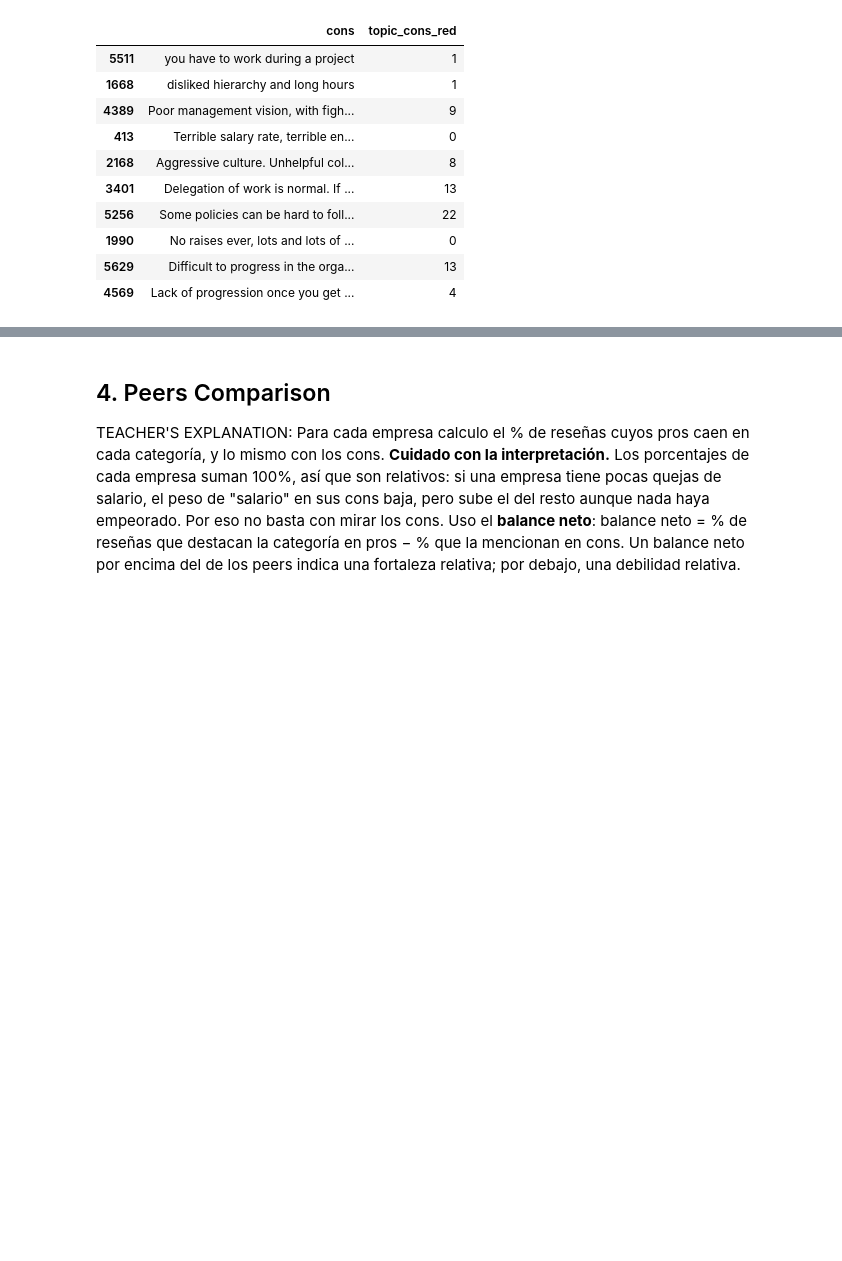
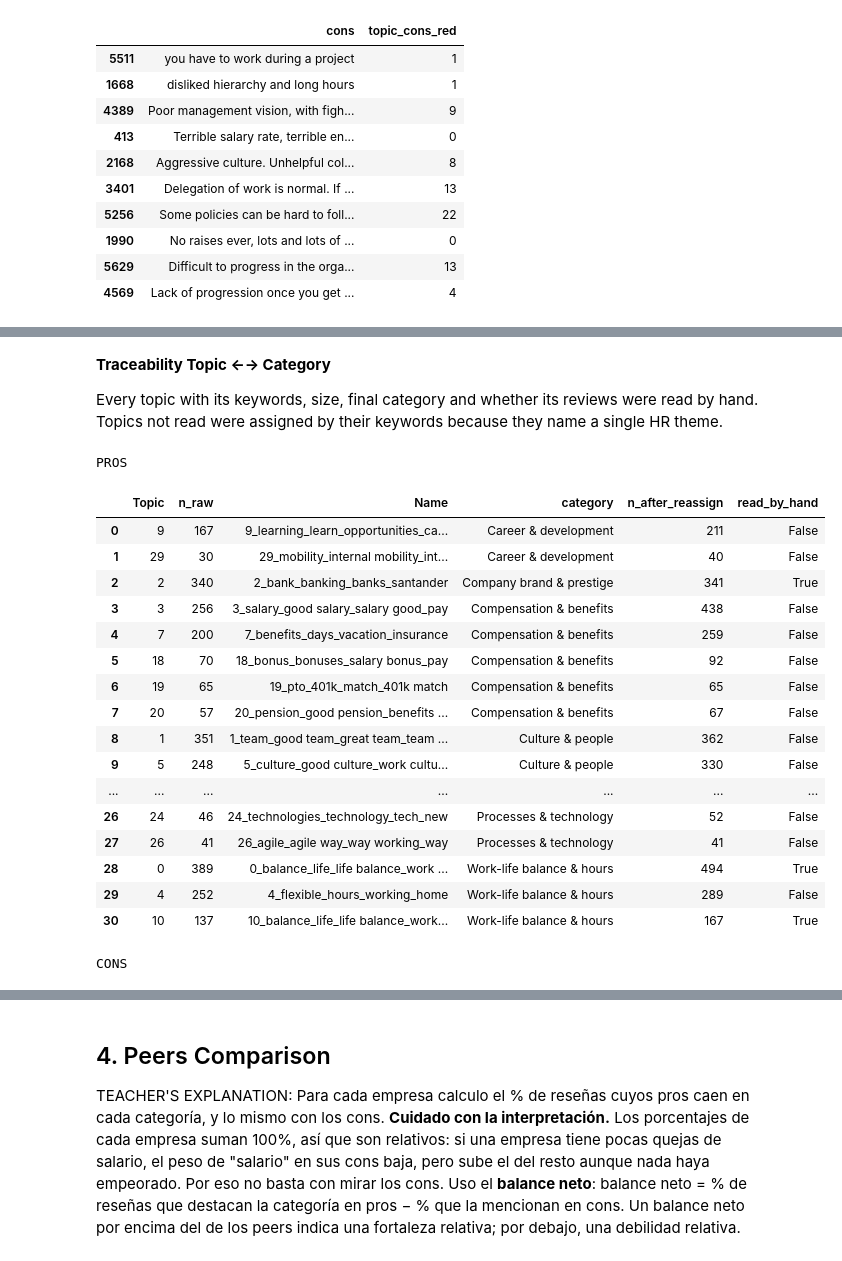
Before and after one commit to rubengil-dev/ING-glasdoor-analysis, a Jupyter notebook: mi_notebook.ipynb, the cells around one changed output, grey strips where cells are left out. Cells and saved outputs as stored; diff of their text form; code cells hidden in the pictures; blank space fills up the shorter version.

```diff
--- a/mi_notebook.ipynb
+++ b/mi_notebook.ipynb
@@ -1170,0 +1288,39 @@ After reassignment, 9.8% of the reviews remain as outliers and will be treated a
+# %% [markdown]
+**Traceability Topic ←→ Category**
+
+Every topic with its keywords, size, final category and whether its reviews were read by hand. Topics not read were assigned by their keywords because they name a single HR theme.
+# %%
+# Topics read by hand (zoom-ins and assignment checks above); the rest were assigned by keywords
+READ_PROS = [0, 2, 10, 12, 14, 15, 16, 23]
+READ_CONS = [3, 5, 6, 7, 9, 12, 14, 17, 18, 20, 23]
+
+def mapping_table(model, groups, reduced_col, read):
+    t2c = topic_to_category(groups)
+    info = model.get_topic_info()[["Topic", "Count", "Name"]].rename(columns={"Count": "n_raw"})
+    info["category"] = info["Topic"].map(t2c)
+    info["n_after_reassign"] = info["Topic"].map(clean_df[reduced_col].value_counts()).fillna(0).astype(int)
+    info["read_by_hand"] = info["Topic"].isin(read)
+    return info.sort_values(["category", "Topic"]).reset_index(drop=True)
+
+print("PROS"); display(mapping_table(pros_model, PROS_GROUPS, "topic_pros_red", READ_PROS))
+print("CONS"); display(mapping_table(cons_model, CONS_GROUPS, "topic_cons_red", READ_CONS))
+# %% [output]
+PROS
+|  | Topic | n_raw | Name | category | n_after_reassign | read_by_hand |
+| 0 | 9 | 167 | 9_learning_learn_opportunities_ca... | Career & development | 211 | False |
+| 1 | 29 | 30 | 29_mobility_internal mobility_int... | Career & development | 40 | False |
+| 2 | 2 | 340 | 2_bank_banking_banks_santander | Company brand & prestige | 341 | True |
+| 3 | 3 | 256 | 3_salary_good salary_salary good_pay | Compensation & benefits | 438 | False |
+| 4 | 7 | 200 | 7_benefits_days_vacation_insurance | Compensation & benefits | 259 | False |
+| 5 | 18 | 70 | 18_bonus_bonuses_salary bonus_pay | Compensation & benefits | 92 | False |
+| 6 | 19 | 65 | 19_pto_401k_match_401k match | Compensation & benefits | 65 | False |
+| 7 | 20 | 57 | 20_pension_good pension_benefits ... | Compensation & benefits | 67 | False |
+| 8 | 1 | 351 | 1_team_good team_great team_team ... | Culture & people | 362 | False |
+| 9 | 5 | 248 | 5_culture_good culture_work cultu... | Culture & people | 330 | False |
+| ... | ... | ... | ... | ... | ... | ... |
+| 26 | 24 | 46 | 24_technologies_technology_tech_new | Processes & technology | 52 | False |
+| 27 | 26 | 41 | 26_agile_agile way_way working_way | Processes & technology | 41 | False |
+| 28 | 0 | 389 | 0_balance_life_life balance_work ... | Work-life balance & hours | 494 | True |
+| 29 | 4 | 252 | 4_flexible_hours_working_home | Work-life balance & hours | 289 | False |
+| 30 | 10 | 137 | 10_balance_life_life balance_work... | Work-life balance & hours | 167 | True |
+CONS
```
Also changed, not shown: parts of 12 cells of this notebook.
